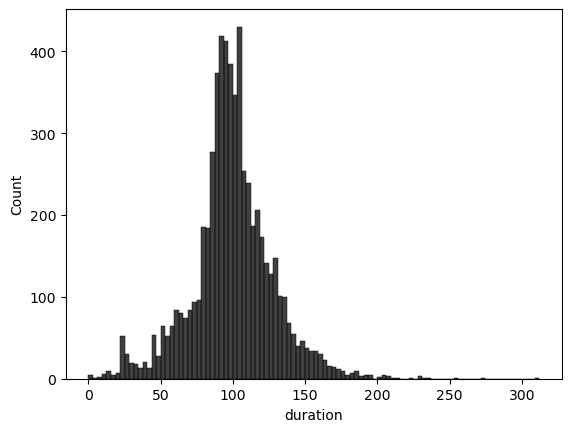
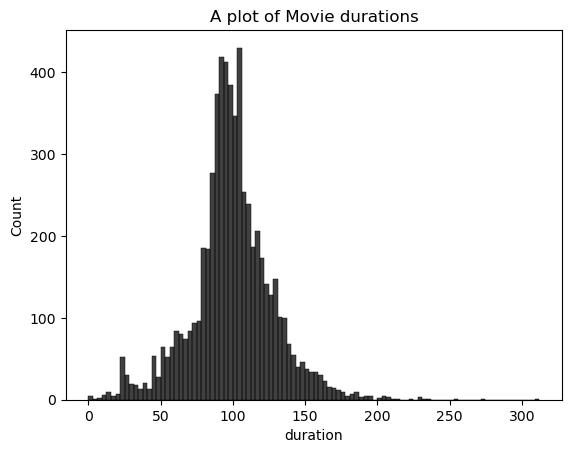
Code edit (unified diff) that turned the first committed figure into the second:
--- before
+++ after
@@ -5,4 +5,4 @@
 
 ee = only_movies_duration.apply(remove_min)
-
+plt.title("A plot of Movie durations")
 sns.histplot(ee, bins=100,color="black")

Commit: New